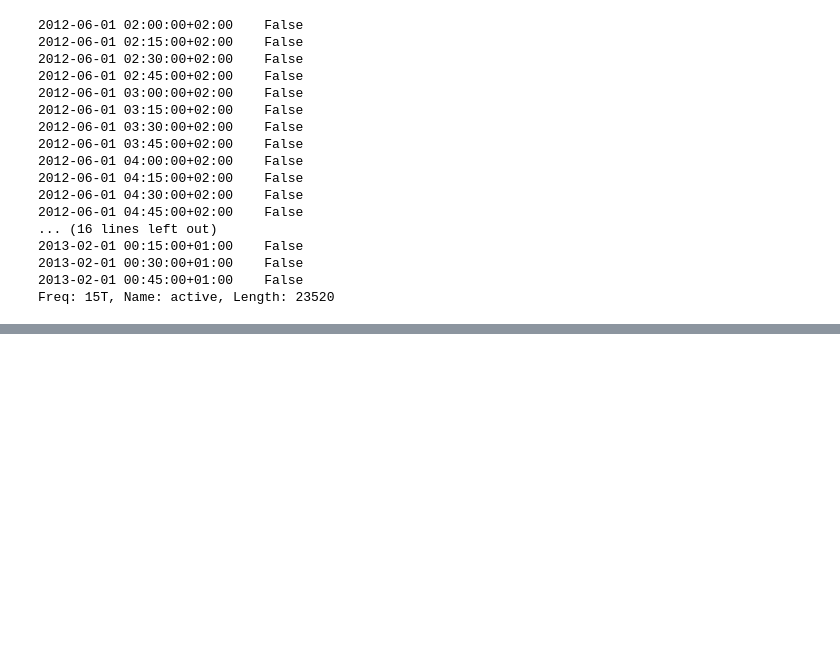
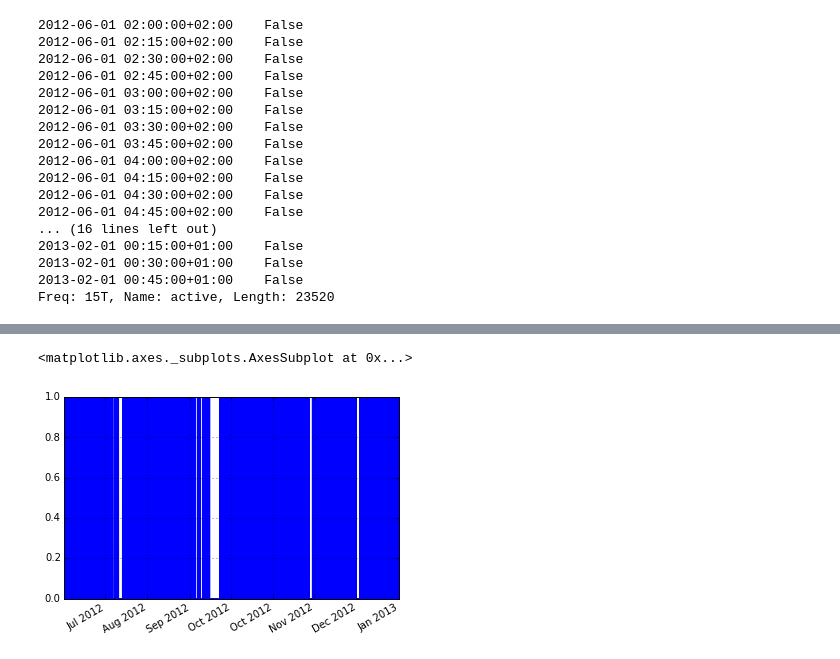
Before and after one commit to nipunbatra/NIOMTK, a Jupyter notebook: docs/Eco.ipynb, the cells around one changed output, grey strips where cells are left out. Drawn from its saved outputs; the diff is of its cells as text; code cells hidden in the pictures; blank space fills up the shorter version.

```diff
--- a/docs/Eco.ipynb
+++ b/docs/Eco.ipynb
@@ -515,0 +522,2 @@ Freq: 15T, Name: active, Length: 23520
+# %%
+threshold_range=df_range['power']['active'].mean()
@@ -515,0 +612,2 @@ Freq: 15T, Name: active, Length: 23520
+# %%
+range_series=df_range['power']['active'] > threshold_range
@@ -515,0 +647,5 @@ Freq: 15T, Name: active, Length: 23520
+# %%
+range_series.plot()
+# %% [output]
+<matplotlib.axes._subplots.AxesSubplot at 0x...>
+[figure, added]
```
Also changed, not shown: parts of 13 cells of this notebook.
